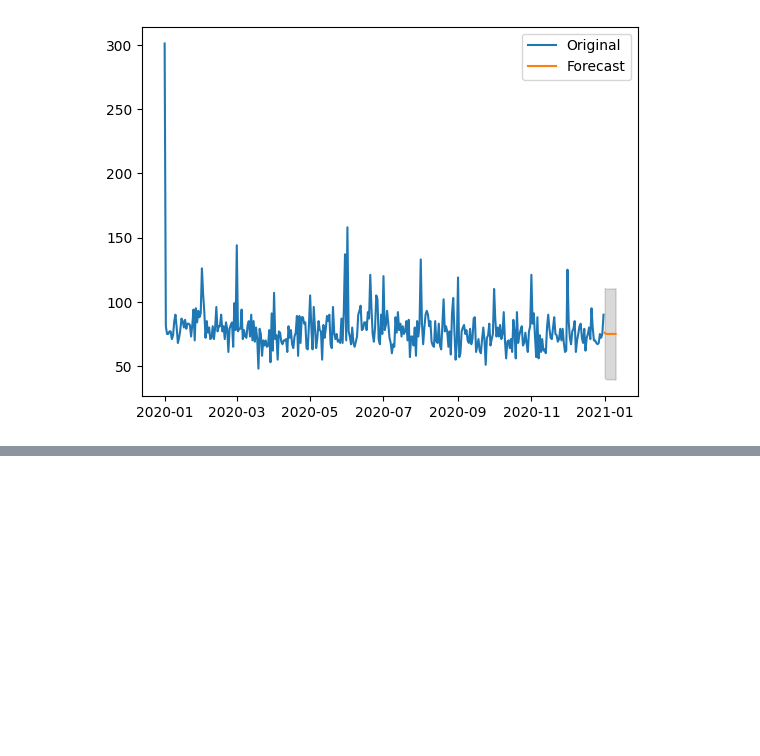
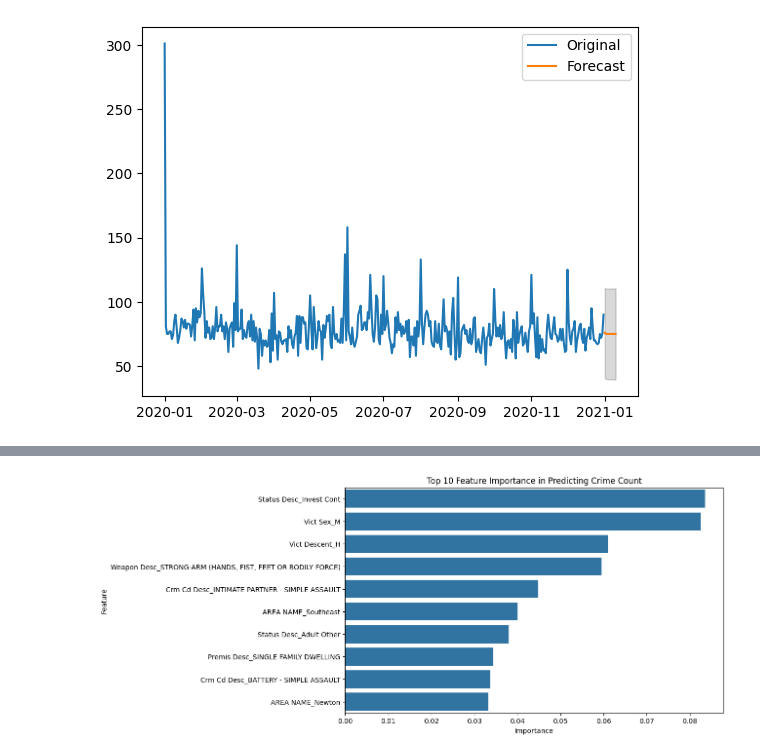
Before and after one commit to ToriStoner/DS4002-Project-2-, a Jupyter notebook: Project_2.ipynb, the cells around one changed output, grey strips where cells are left out. Saved outputs shown, nothing was run; the diff lists cells and outputs as text; code cells hidden in the pictures; blank space fills up the shorter version.

```diff
--- a/Project_2.ipynb
+++ b/Project_2.ipynb
@@ -220,0 +279,16 @@ print("Accuracy:", accuracy)
+# %%
+# Step 7: Feature Importance
+feature_importances = rf_model.feature_importances_
+features_df = pd.DataFrame({'Feature': X.columns, 'Importance': feature_importances})
+features_df = features_df.sort_values(by='Importance', ascending=False)
+
+# Sort by importance and take the top 10
+top_features_df = features_df.sort_values(by='Importance', ascending=False).head(10)
+
+# Plot Importance (Top 10)
+plt.figure(figsize=(10, 6))
+sns.barplot(x='Importance', y='Feature', data=top_features_df)
+plt.title('Top 10 Feature Importance in Predicting Crime Count')
+plt.show()
+# %% [output]
+[figure, added]
```
Also changed, not shown: parts of 12 cells of this notebook.
